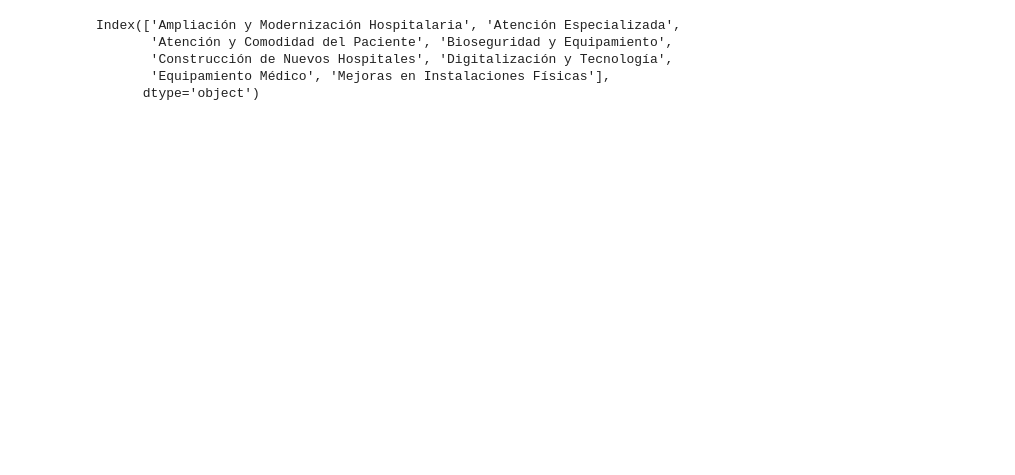
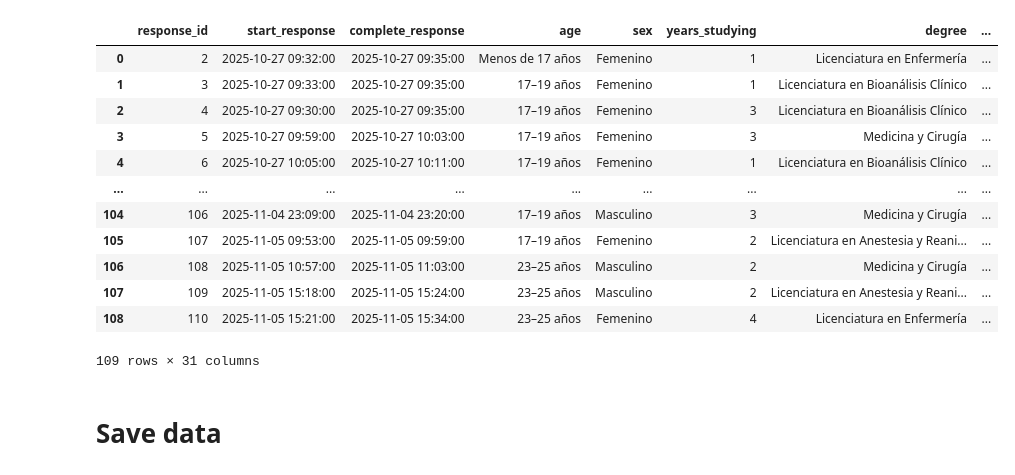
Before and after one commit to Mortadelo24/mejora-infrastructura-hospitalaria-managua-nicaragua, a Jupyter notebook: 02_Data_Classification.ipynb, the cells around one changed output. Cells and saved outputs as stored; diff of their text form; code cells hidden in the pictures; blank space fills up the shorter version.

Commit message:
tag topics

```diff
--- a/02_Data_Classification.ipynb
+++ b/02_Data_Classification.ipynb
@@ -5,5 +6,5 @@ from models import variable_to_question
 # %%
-data = pd.read_parquet('data/encuesta.parquet').drop(columns=["infrastructure_changes_raw", "most_important_technology_raw", "improved_aspect_raw", "challenges_raw", "recomendations_raw"])
+data = pd.read_parquet('data/encuesta.parquet')
 
 print(data.info())
 # %% [output]
@@ -30,0 +28,39 @@ result = tag_topics(variable_to_question["infrastructure_changes"], classificati
+# %%
+open_question_variables = [
+    'infrastructure_changes',
+    'most_important_technologies',
+    'improved_aspects',
+    'challenges',
+    'recomendations'
+]
+open_questions_df = data.loc[:, ["response_id"]]
+BATCH_SIZE = 110
+
+for  open_question_variable in open_question_variables:
+    print("Starting formatting of variable: ", open_question_variable)
+    items_ready: List[UserTaggedAnswer] = []
+
+    classification_input = data.loc[data[open_question_variable].apply(lambda x : len(x) > 0),['response_id', open_question_variable]]
+    classification_input[open_question_variable] = classification_input[open_question_variable].apply(lambda x: x.tolist())
+
+    batch_number = 1
+
+    for start in range(0, len(data), BATCH_SIZE):
+        batch = classification_input.iloc[start : start + BATCH_SIZE]
+        fixed_batched = tag_topics(variable_to_question[open_question_variable], batch.to_dict('records'))
+
+        items_ready += fixed_batched
+        print("Finished batch: ", batch_number)
+        batch_number+=1
+
+
+    result_df = pd.DataFrame([x.model_dump() for x in items_ready])
+
+    result_df["topic"] = result_df["topic"].astype('category')
+
+    result_df.columns = ['response_id', open_question_variable+'_topic']
+
+    open_questions_df = open_questions_df.merge(result_df, how='left', on='response_id')
+
+
+data = data.merge(open_questions_df, on="response_id")
@@ -31,10 +78,18 @@ result = tag_topics(variable_to_question["infrastructure_changes"], classificati
 # %%
-df = pd.DataFrame(result)
-
-df["tag"].astype('category').cat.categories
+data
 # %% [output]
+|  | response_id | start_response | complete_response | age | sex | years_studying | degree | ... |
+| 0 | 2 | 2025-10-27 09:32:00 | 2025-10-27 09:35:00 | Menos de 17 años | Femenino | 1 | Licenciatura en Enfermería | ... |
+| 1 | 3 | 2025-10-27 09:33:00 | 2025-10-27 09:35:00 | 17–19 años | Femenino | 1 | Licenciatura en Bioanálisis Clínico | ... |
+| 2 | 4 | 2025-10-27 09:30:00 | 2025-10-27 09:35:00 | 17–19 años | Femenino | 3 | Licenciatura en Bioanálisis Clínico | ... |
+| 3 | 5 | 2025-10-27 09:59:00 | 2025-10-27 10:03:00 | 17–19 años | Femenino | 3 | Medicina y Cirugía | ... |
+| 4 | 6 | 2025-10-27 10:05:00 | 2025-10-27 10:11:00 | 17–19 años | Femenino | 1 | Licenciatura en Bioanálisis Clínico | ... |
+| ... | ... | ... | ... | ... | ... | ... | ... | ... |
+| 104 | 106 | 2025-11-04 23:09:00 | 2025-11-04 23:20:00 | 17–19 años | Masculino | 3 | Medicina y Cirugía | ... |
+| 105 | 107 | 2025-11-05 09:53:00 | 2025-11-05 09:59:00 | 17–19 años | Femenino | 2 | Licenciatura en Anestesia y Reani... | ... |
+| 106 | 108 | 2025-11-05 10:57:00 | 2025-11-05 11:03:00 | 23–25 años | Masculino | 2 | Medicina y Cirugía | ... |
+| 107 | 109 | 2025-11-05 15:18:00 | 2025-11-05 15:24:00 | 23–25 años | Masculino | 2 | Licenciatura en Anestesia y Reani... | ... |
+| 108 | 110 | 2025-11-05 15:21:00 | 2025-11-05 15:34:00 | 23–25 años | Femenino | 4 | Licenciatura en Enfermería | ... |
-Index(['Ampliación y Modernización Hospitalaria', 'Atención Especializada',
-       'Atención y Comodidad del Paciente', 'Bioseguridad y Equipamiento',
-       'Construcción de Nuevos Hospitales', 'Digitalización y Tecnología',
-       'Equipamiento Médico', 'Mejoras en Instalaciones Físicas'],
-      dtype='object')
+109 rows × 31 columns
+# %% [markdown]
+# Save data
```
Also changed, not shown: parts of 5 cells of this notebook, 6 other files.
